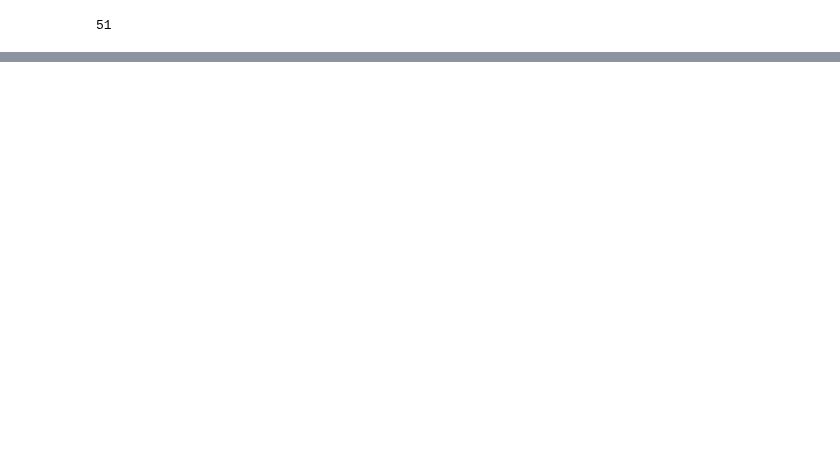
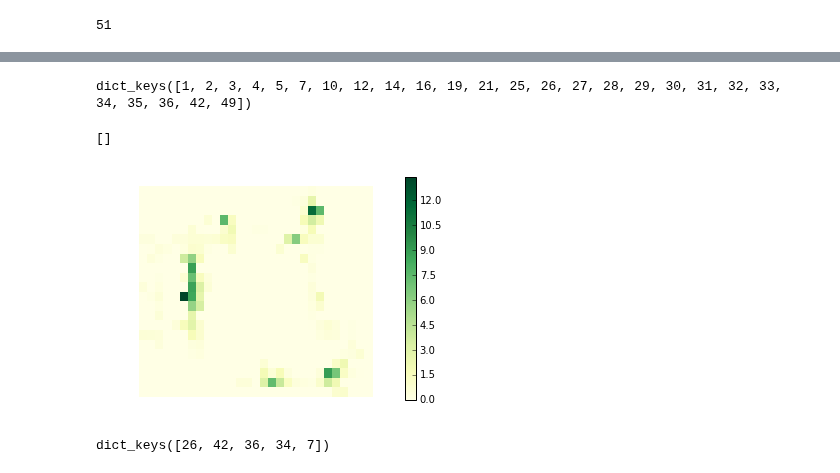
Before and after one commit to vandermeerlab/emi_shortcut, a Jupyter notebook: hfsp_rome.ipynb, the cells around one changed output, grey strips where cells are left out. Drawn from its saved outputs; the diff is of its cells as text; code cells hidden in the pictures; blank space fills up the shorter version.

Commit message:
wip finding unique place fields

```diff
--- a/hfsp_rome.ipynb
+++ b/hfsp_rome.ipynb
@@ -28,3 +33,29 @@ binsize = 3
 xedges = np.arange(sliced_pos.x.min(), sliced_pos.x.max() + binsize, binsize)
 yedges = np.arange(sliced_pos.y.min(), sliced_pos.y.max() + binsize, binsize)
 tuning_curves = vdm.tuning_curve_2d(sliced_pos, sliced_spikes, xedges, yedges, gaussian_sigma=0.1)
+# %%
+xx, yy = np.meshgrid(xedges, yedges)
+for i, neuron in enumerate(tuning_curves[0:3]):
+    pp = plt.pcolormesh(xx, yy, neuron, cmap='YlGn')
+    plt.colorbar(pp)
+    plt.axis('off')
+    plt.plot()
+    plt.close()
+# %%
+zones = find_zones(info)
+
+field_thresh = 1.0
+fields_tunings = categorize_fields(tuning_curves, zones, xedges, yedges, field_thresh=field_thresh)
+# %%
+fields_tunings['u'].keys()
+# %% [output]
+dict_keys([1, 2, 3, 4, 5, 7, 10, 12, 14, 16, 19, 21, 25, 26, 27, 28, 29, 30, 31, 32, 33, 34, 35, 36, 42, 49])
+# %%
+this_field = 2
+pp = plt.pcolormesh(xx, yy, fields_tunings['shortcut'][this_field], cmap='YlGn')
+plt.colorbar(pp)
+plt.axis('off')
+plt.plot()
+# %% [output]
+[]
+[figure, added]
@@ -30,0 +73,4 @@ tuning_curves = vdm.tuning_curve_2d(sliced_pos, sliced_spikes, xedges, yedges, g
+# %%
+unique_fields['u'].keys()
+# %% [output]
+dict_keys([26, 42, 36, 34, 7])
```
Also changed, not shown: parts of 4 cells of this notebook.
